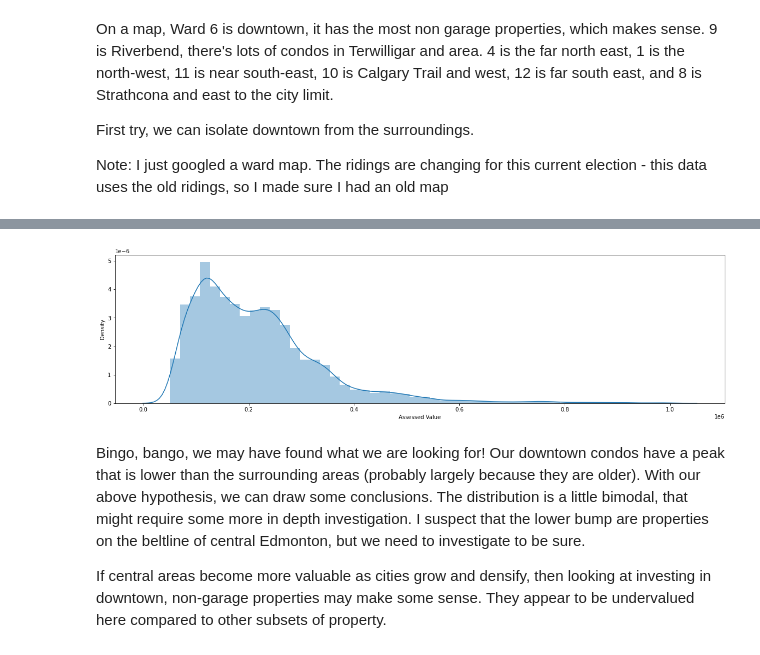
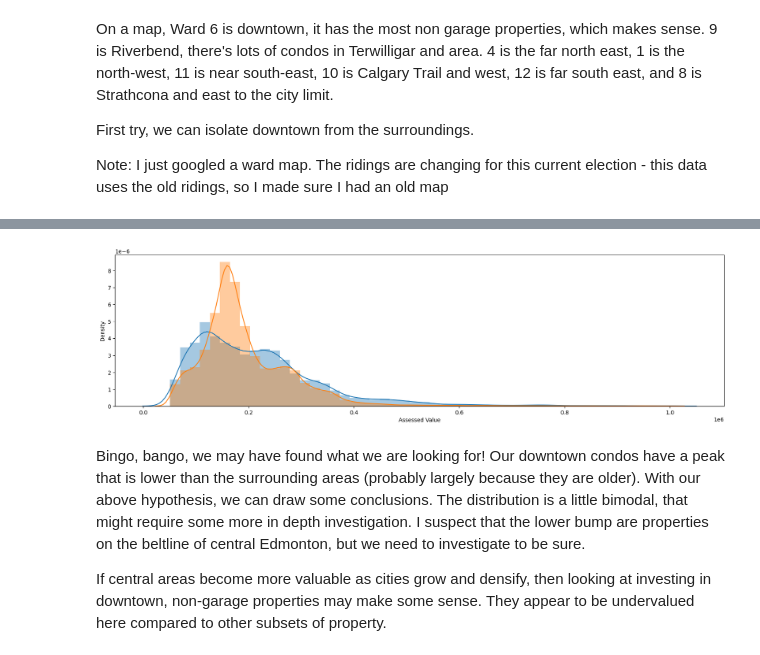
Before and after one commit to twelsah2011/Basic_Stats_in_Python_Student_Workbooks, a Jupyter notebook: 005_Var_EDA_Example_sol.ipynb, the cells around one changed output, grey strips where cells are left out. Saved outputs shown, nothing was run; the diff lists cells and outputs as text; code cells hidden in the pictures.

```diff
--- a/005_Var_EDA_Example_sol.ipynb
+++ b/005_Var_EDA_Example_sol.ipynb
@@ -246,10 +468,10 @@ burb = df_no[df_no["Ward"] != "Ward 6"]
 # %%
 #Plot the new groupings.
 sns.distplot(dt["Assessed Value"], hist_kws={"label":"Downtown"}, kde_kws={"label":"DT PDF"},)
-#sns.distplot(burb["Assessed Value"], hist_kws={"label":"Surrounding"}, kde_kws={"label":"Burbs PDF"},)
+sns.distplot(burb["Assessed Value"], hist_kws={"label":"Surrounding"}, kde_kws={"label":"Burbs PDF"},)
 plt.show()
 # %% [output]
-[figure, old version]
+[figure, new version]
 # %% [markdown]
 Bingo, bango, we may have found what we are looking for! Our downtown condos have a peak that is lower than the surrounding areas (probably largely because they are older). With our above hypothesis, we can draw some conclusions. The distribution is a little bimodal, that might require some more in depth investigation. I suspect that the lower bump are properties on the beltline of central Edmonton, but we need to investigate to be sure.
 
```
Also changed, not shown: parts of 40 cells of this notebook, 9 other files.
